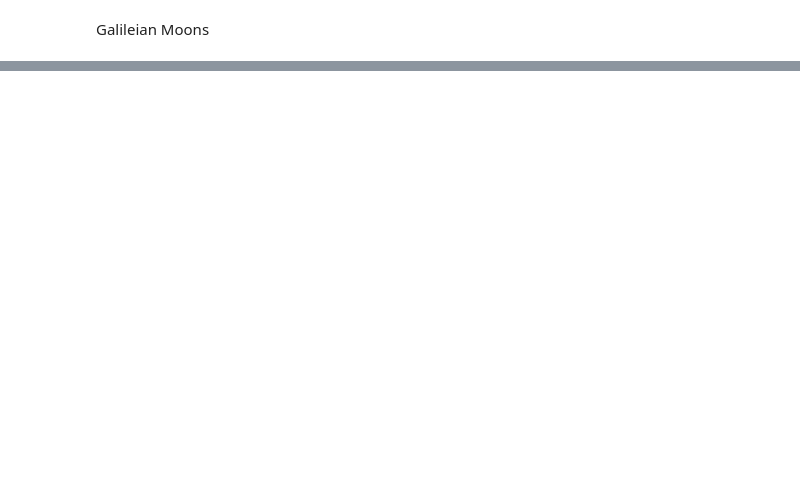
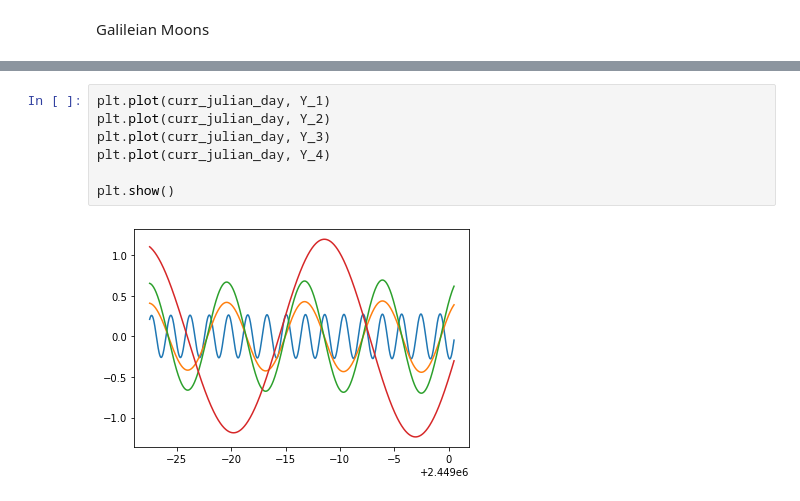
Before and after one commit to vittorioserra/jupiter_moons, a Jupyter notebook: jupiter_ephemeris_low_accuracy.ipynb, the cells around one changed output, grey strips where cells are left out. Drawn from its saved outputs; the diff is of its cells as text; blank space fills up the shorter version.

```diff
--- a/jupiter_ephemeris_low_accuracy.ipynb
+++ b/jupiter_ephemeris_low_accuracy.ipynb
@@ -265,0 +512,9 @@ Z_4 = -r_4*np.sin(np.deg2rad(u_4_corrected_deg))*np.sin(np.deg2rad(D_e_deg))
+# %%
+plt.plot(curr_julian_day, Y_1)
+plt.plot(curr_julian_day, Y_2)
+plt.plot(curr_julian_day, Y_3)
+plt.plot(curr_julian_day, Y_4)
+
+plt.show()
+# %% [output]
+[figure, added]
```
Also changed, not shown: parts of 25 cells of this notebook, 1 other file.
